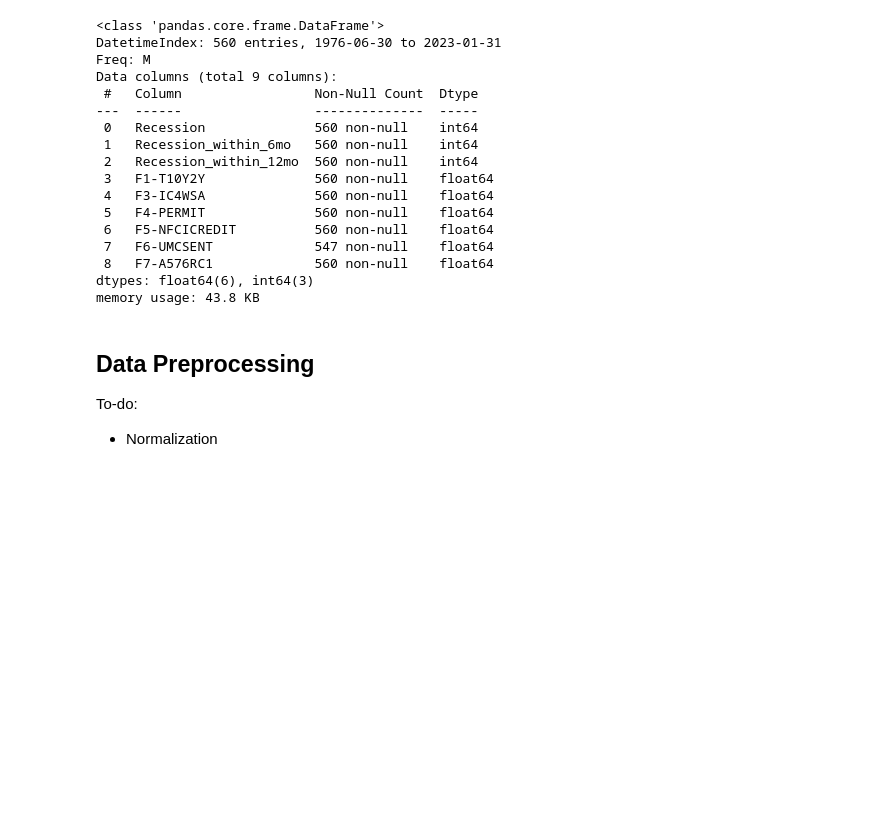
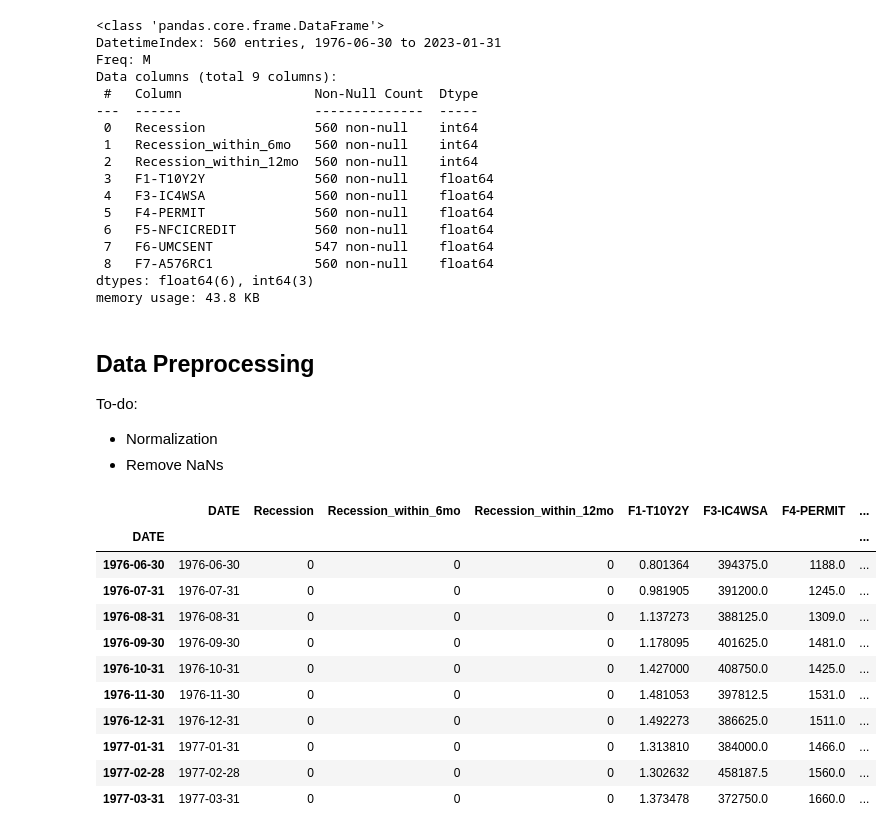
Before and after one commit to YoongsompornT/RecessionPrediction, a Jupyter notebook: Models/ML/make-supervised-data.ipynb, the cells around one changed output. Saved outputs shown, nothing was run; the diff lists cells and outputs as text; code cells hidden in the pictures; blank space fills up the shorter version.

```diff
--- a/Models/ML/make-supervised-data.ipynb
+++ b/Models/ML/make-supervised-data.ipynb
@@ -364,3 +364,21 @@ df_rec.to_csv('../../Datasets/date-recession-monthly-6-indices.csv')
 ## Data Preprocessing
 To-do:
 - Normalization
+- Remove NaNs
+# %%
+df = pd.read_csv('../../Datasets/date-recession-monthly-6-indices.csv')
+df.set_index(df['DATE'], inplace=True)
+df.head(10)
+# %% [output]
+|  | DATE | Recession | Recession_within_6mo | Recession_within_12mo | F1-T10Y2Y | F3-IC4WSA | F4-PERMIT | ... |
+| DATE |  |  |  |  |  |  |  | ... |
+| 1976-06-30 | 1976-06-30 | 0 | 0 | 0 | 0.801364 | 394375.0 | 1188.0 | ... |
+| 1976-07-31 | 1976-07-31 | 0 | 0 | 0 | 0.981905 | 391200.0 | 1245.0 | ... |
+| 1976-08-31 | 1976-08-31 | 0 | 0 | 0 | 1.137273 | 388125.0 | 1309.0 | ... |
+| 1976-09-30 | 1976-09-30 | 0 | 0 | 0 | 1.178095 | 401625.0 | 1481.0 | ... |
+| 1976-10-31 | 1976-10-31 | 0 | 0 | 0 | 1.427000 | 408750.0 | 1425.0 | ... |
+| 1976-11-30 | 1976-11-30 | 0 | 0 | 0 | 1.481053 | 397812.5 | 1531.0 | ... |
+| 1976-12-31 | 1976-12-31 | 0 | 0 | 0 | 1.492273 | 386625.0 | 1511.0 | ... |
+| 1977-01-31 | 1977-01-31 | 0 | 0 | 0 | 1.313810 | 384000.0 | 1466.0 | ... |
+| 1977-02-28 | 1977-02-28 | 0 | 0 | 0 | 1.302632 | 458187.5 | 1560.0 | ... |
+| 1977-03-31 | 1977-03-31 | 0 | 0 | 0 | 1.373478 | 372750.0 | 1660.0 | ... |
```
Also changed, not shown: parts of 6 cells of this notebook, 1 other file.
